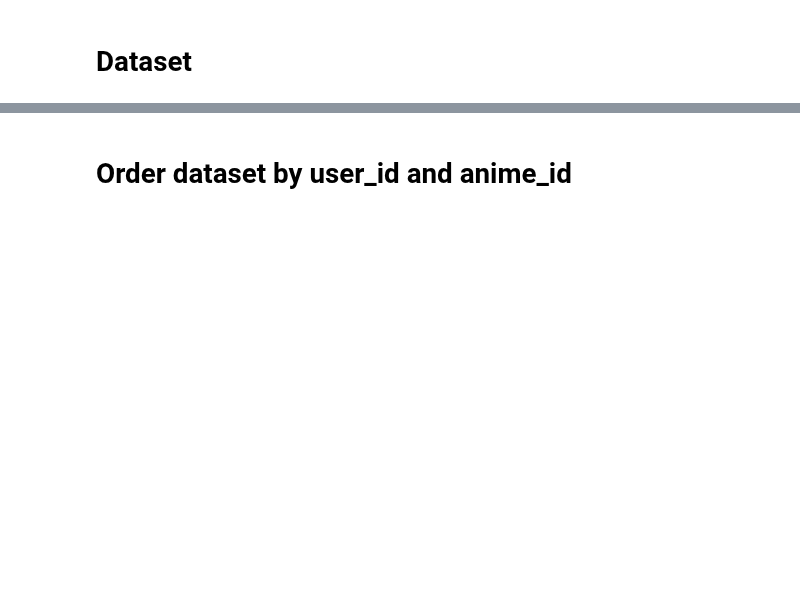
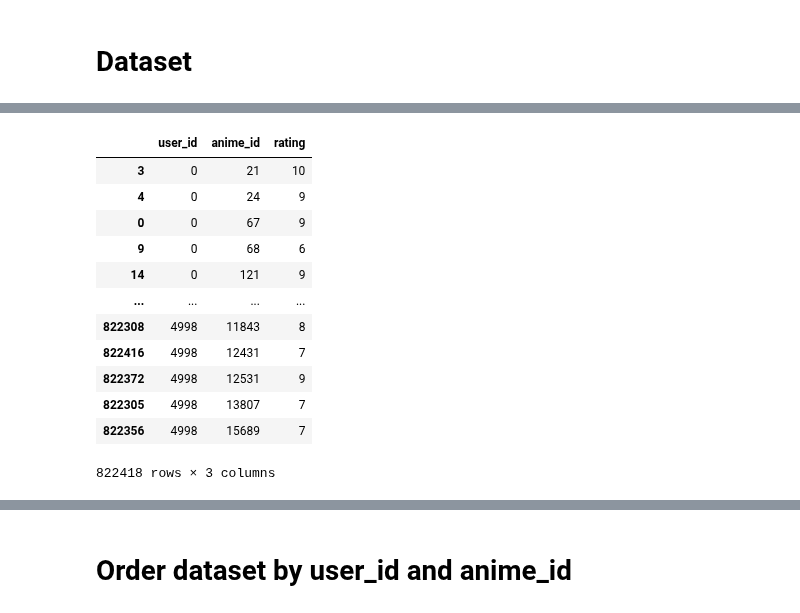
Before and after one commit to mijkami/Anime_Map, a Jupyter notebook: notebooks/Modelisation_neural.ipynb, the cells around one changed output, grey strips where cells are left out. Cells and saved outputs as stored; diff of their text form; code cells hidden in the pictures; blank space fills up the shorter version.

```diff
--- a/notebooks/Modelisation_neural.ipynb
+++ b/notebooks/Modelisation_neural.ipynb
@@ -18,0 +33,16 @@ dataset = dataset.sort_values(["user_id", "anime_id"], ascending=(True, True))
+# %%
+dataset
+# %% [output]
+|  | user_id | anime_id | rating |
+| 3 | 0 | 21 | 10 |
+| 4 | 0 | 24 | 9 |
+| 0 | 0 | 67 | 9 |
+| 9 | 0 | 68 | 6 |
+| 14 | 0 | 121 | 9 |
+| ... | ... | ... | ... |
+| 822308 | 4998 | 11843 | 8 |
+| 822416 | 4998 | 12431 | 7 |
+| 822372 | 4998 | 12531 | 9 |
+| 822305 | 4998 | 13807 | 7 |
+| 822356 | 4998 | 15689 | 7 |
+822418 rows × 3 columns
```
Also changed, not shown: parts of 38 cells of this notebook.
